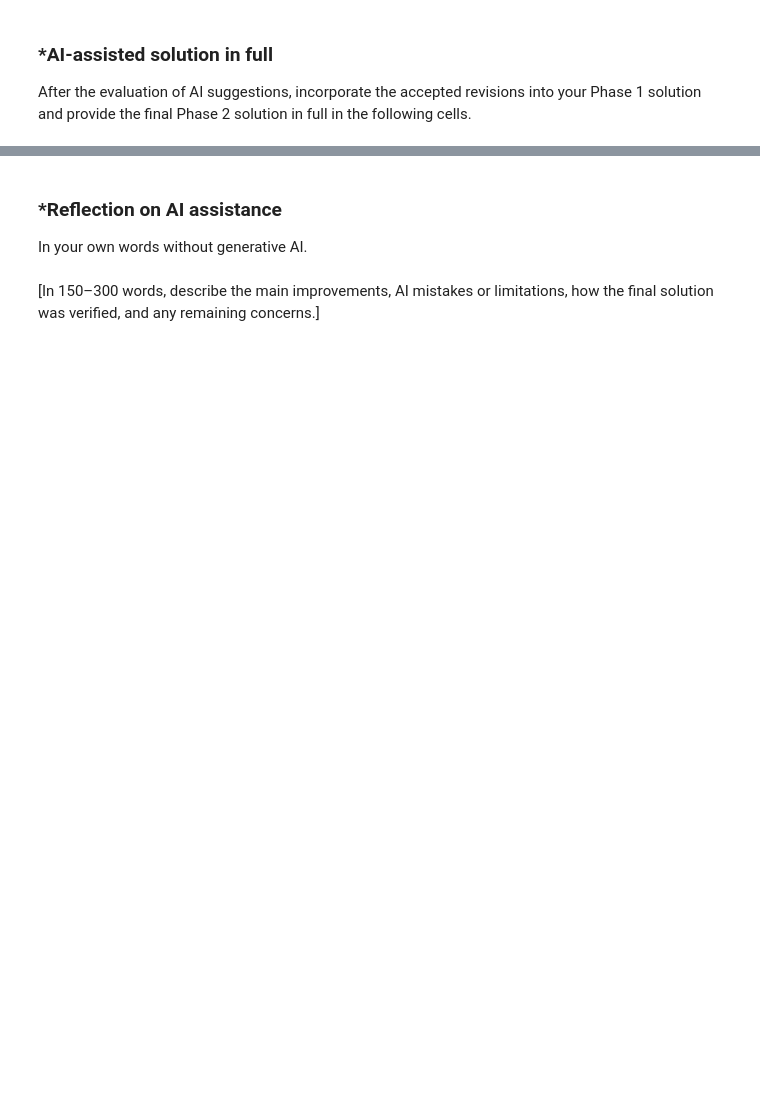
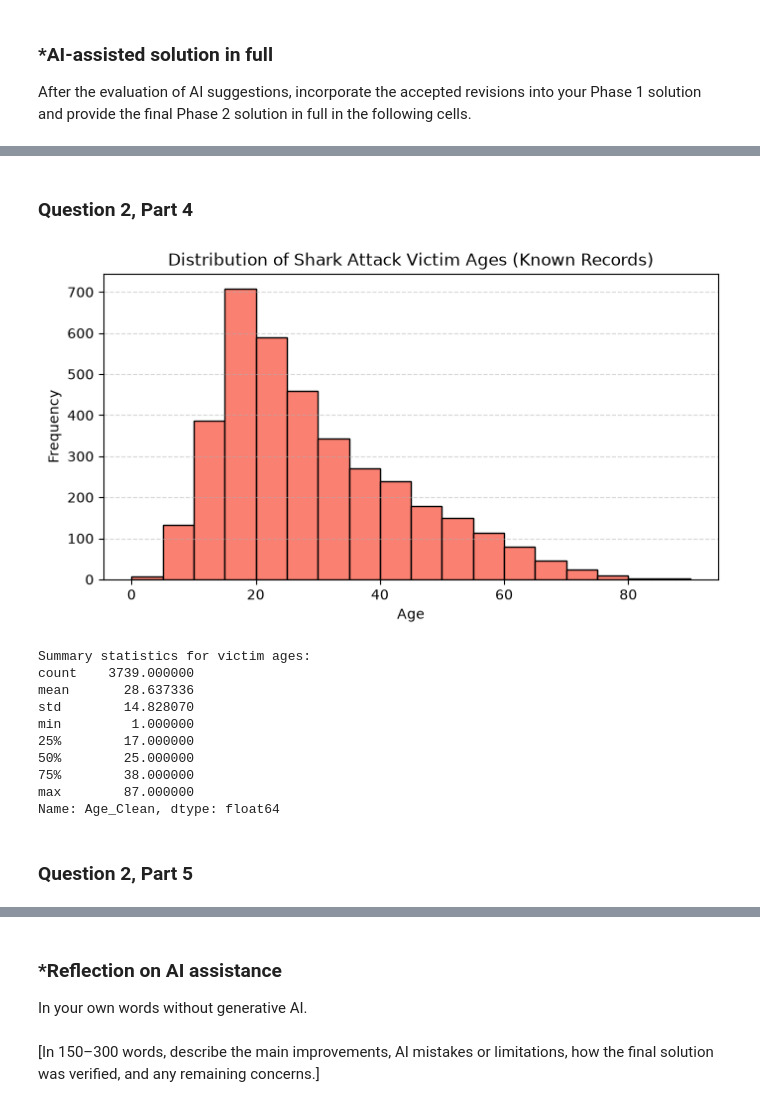
Before and after one commit to asgidado/A01-data-wrangling, a Jupyter notebook: notebook.ipynb, the cells around one changed output, grey strips where cells are left out. Cells and saved outputs as stored; diff of their text form; code cells hidden in the pictures; blank space fills up the shorter version.

```diff
--- a/notebook.ipynb
+++ b/notebook.ipynb
@@ -188,0 +325,34 @@ After the evaluation of AI suggestions, incorporate the accepted revisions into
+# %% [markdown]
+### Question 2, Part 4
+# %%
+# Extract initial contiguous digits for entries like '20s', '18 months', etc.
+extracted_age = shark_modern["Age"].astype(str).str.extract(r"(\d+)", expand=False)
+shark_modern["Age_Clean"] = pd.to_numeric(extracted_age, errors="coerce")
+
+# Filter out missing values (known ages only) to avoid distorting the empirical distribution
+known_ages = shark_modern["Age_Clean"].dropna()
+
+plt.figure(figsize=(8, 4))
+plt.hist(known_ages, bins=range(0, int(known_ages.max()) + 5, 5), edgecolor="black", color="salmon")
+plt.title("Distribution of Shark Attack Victim Ages (Known Records)")
+plt.xlabel("Age")
+plt.ylabel("Frequency")
+plt.grid(axis="y", linestyle="--", alpha=0.5)
+plt.show()
+
+print("Summary statistics for victim ages:")
+print(known_ages.describe())
+# %% [output]
+[figure, added]
+Summary statistics for victim ages:
+count    3739.000000
+mean       28.637336
+std        14.828070
+min         1.000000
+25%        17.000000
+50%        25.000000
+75%        38.000000
+max        87.000000
+Name: Age_Clean, dtype: float64
+# %% [markdown]
+### Question 2, Part 5
```
Also changed, not shown: parts of 16 cells of this notebook, 1 other file.
